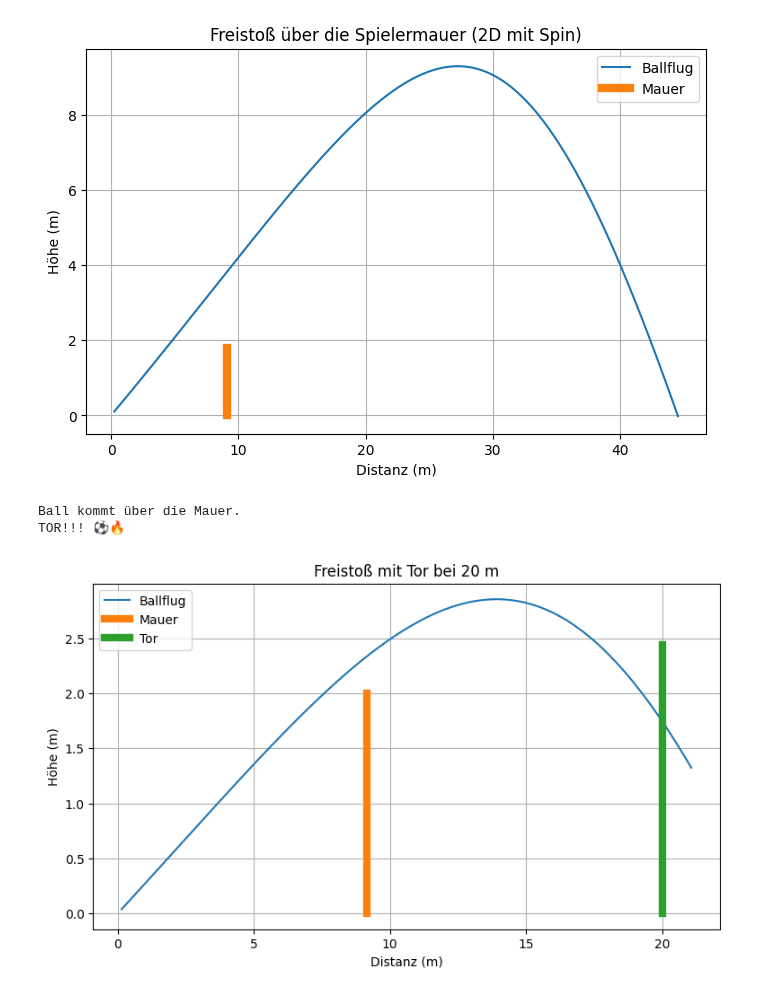
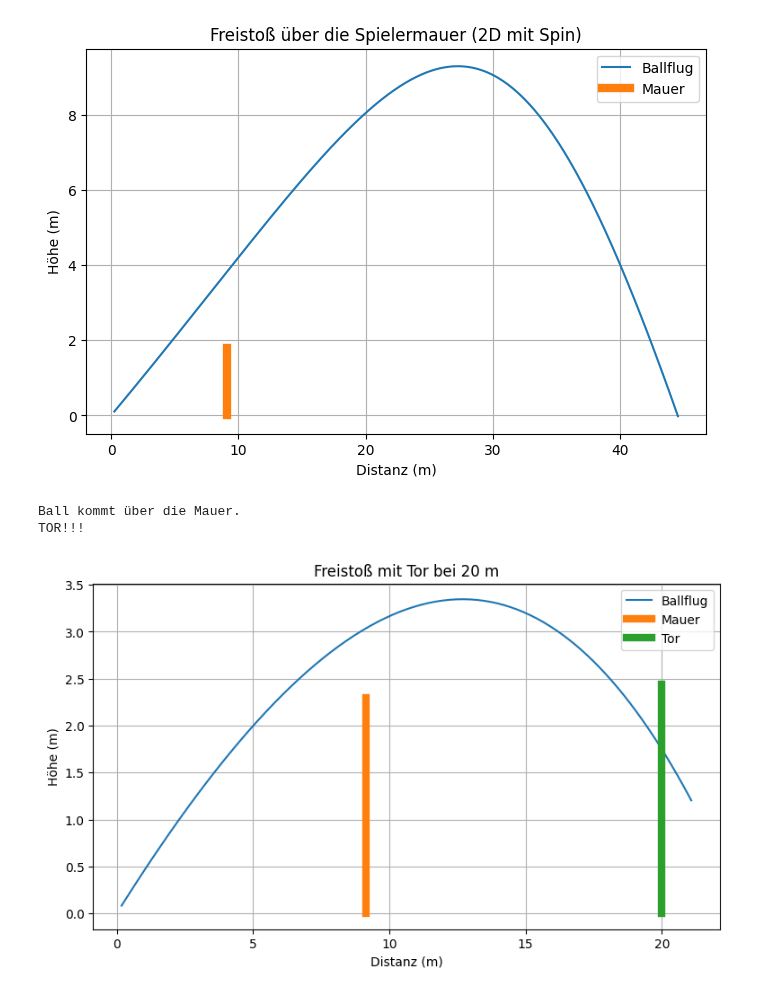
Before and after one commit to Eray-hgs/TG12-3, a Jupyter notebook: Seminarkurs/Bananenflanke.ipynb, the cells around one changed output. Saved outputs shown, nothing was run; the diff lists cells and outputs as text; code cells hidden in the pictures.

```diff
--- a/Seminarkurs/Bananenflanke.ipynb
+++ b/Seminarkurs/Bananenflanke.ipynb
@@ -254,8 +254,8 @@ import matplotlib.pyplot as plt
 # Physikalische Konstanten
 # -----------------------------
 g = 9.81
-rho = 1.2
-Cd = 0.47
+dichteLuft = 1.2
+lwBeiwert = 0.47
 Cl = 0.2                 # Magnus-Koeffizient (nicht perfekt glatt)
 r = 0.11
 A = np.pi * r**2
@@ -286,12 +286,12 @@ while pos[1] >= 0:
     gesamtgeschwindigkeit = np.linalg.norm(v)
 
     # Luftwiderstand
-    F_drag = -0.5 * rho * Cd * A * gesamtgeschwindigkeit * v
+    F_drag = -0.5 * dichteLuft * lwBeiwert * A * gesamtgeschwindigkeit * v
 
     # Magnus-Kraft (2D Version)
     # Kreuzprodukt reduziert auf:
     # F_magnus = Cl * (spin × v)
-    F_magnus = 0.5 * rho * Cl * A * np.array([
+    F_magnus = 0.5 * dichteLuft * Cl * A * np.array([
         -spin * v[1],
          spin * v[0]
     ])
@@ -341,8 +341,8 @@ import matplotlib.pyplot as plt
 # Konstanten
 # -----------------------------
 g = 9.81    # Erdbeschleunigung in m/s^2
-rho = 1.2   # Dichte der Luft in kg/m^3
-Cd = 0.47   # Luftwiderstandsbeiwert für einen runden Ball
+dichteLuft = 1.2   # Dichte der Luft in kg/m^3
+lwBeiwert = 0.47   # Luftwiderstandsbeiwert für einen runden Ball
 Cl = 0.2    # Magnus-Koeffizient (nicht perfekt glatt)
 r = 0.11    # Radius des Balls in m
 A = np.pi * r**2    # Querschnittsfläche des Balls
@@ -352,7 +352,7 @@ m = 0.43    # Masse des Balls in kg
 # Spielfeld
 # -----------------------------
 mauer_x = 9.15
-mauer_h = 2.0
+mauer_h = 2.50
 
 tor_x = 20.0
 tor_h = 2.44
@@ -360,38 +360,35 @@ tor_h = 2.44
 # ----------------------------------------------------------------------
 # Freistoß werte variabel zum eintellen
 # ---------------------------------------------------------------------
-v0 = 15
-winkel = 15
-spin = 65   # Backspin
+v0 = 20
+winkel = 25
+spin = 10   # Backspin
 dt = 0.01
 
 winkel_rad = np.radians(winkel)
 
-v = np.array([v0*np.cos(winkel_rad), v0*np.sin(winkel_rad)])
-pos = np.array([0.0, 0.0])
+v = np.array([v0*np.cos(winkel_rad), v0*np.sin(winkel_rad)])    # Anfangsgeschwindigkeit in x- und y-Richtung
+pos = np.array([0.0, 0.0])  # Startposition des Balls
 
-positionen = []
+positionen = [] # Liste für die Positionen des Balls
 ueber_mauer = False
 im_tor = False
 
 # -----------------------------
 # Simulation
 # -----------------------------
-while pos[1] >= 0 and pos[0] <= tor_x + 1:
-    gesamtgeschwindigkeit = np.linalg.norm(v)
+while pos[1] >= 0 and pos[0] <= tor_x + 1:      # Solange der Ball den Boden nicht erreicht hat und nicht zu weit über das Tor hinausfliegt
+    gesamtgeschwindigkeit = np.linalg.norm(v)   # Betrag der Geschwindigkeit; np.linalg.norm(v) = Länge des Geschwindigkeitsvektors v
 
-    F_drag = -0.5 * rho * Cd * A * gesamtgeschwindigkeit * v    # Luftwiderstand
+    F_drag = -0.5 * dichteLuft * lwBeiwert * A * gesamtgeschwindigkeit * v    # Luftwiderstand
 
-    F_magnus = 0.5 * rho * Cl * A * np.array([  # Magnus-Kraft, basierend auf der Rotation des Balls
-        -spin * v[1],
-         spin * v[0]
-    ])
+    F_magnus = 0.5 * dichteLuft * Cl * A * np.array([ -spin * v[1],spin * v[0]]) # Magnus-Kraft, basierend auf der Rotation des Balls
 
     F_gravity = np.array([0, -m*g])             # Schwerkraft
     a = (F_drag + F_magnus + F_gravity) / m     # Gesamtkraft pro Masse = Beschleunigung
 
-    v += a * dt         # Geschwindigkeit aktualisieren
-    pos += v * dt       # Position aktualisieren
+    v += a * dt                     # Geschwindigkeit aktualisieren
+    pos += v * dt                   # Position aktualisieren
     positionen.append(pos.copy())   # Positionen für Plot speichern
 
     # Prüfen: über Mauer?
@@ -410,32 +407,32 @@ positionen = np.array(positionen)
 if ueber_mauer:
     print("Ball kommt über die Mauer.")
 else:
     print("Ball bleibt in der Mauer hängen.")
 
 if im_tor and ueber_mauer:
     print("TOR!!!")
 else:
     print("Kein Tor.")
 
 # -----------------------------
 # Plot
 # -----------------------------
 plt.figure(figsize=(9,5))
 plt.plot(positionen[:,0], positionen[:,1], label="Ballflug")
 
 # Mauer
 plt.plot([mauer_x, mauer_x], [0, mauer_h], linewidth=6, label="Mauer")
 
 # Tor
 plt.plot([tor_x, tor_x], [0, tor_h], linewidth=6, label="Tor")
 
 plt.xlabel("Distanz (m)")
 plt.ylabel("Höhe (m)")
 plt.title("Freistoß mit Tor bei 20 m")
 plt.legend()
 plt.grid()
 plt.show()
 # %% [output]
 Ball kommt über die Mauer.
-TOR!!! ⚽🔥
+TOR!!!
-[figure, old version]
+[figure, new version]
```
Also changed, not shown: parts of 6 cells of this notebook.
